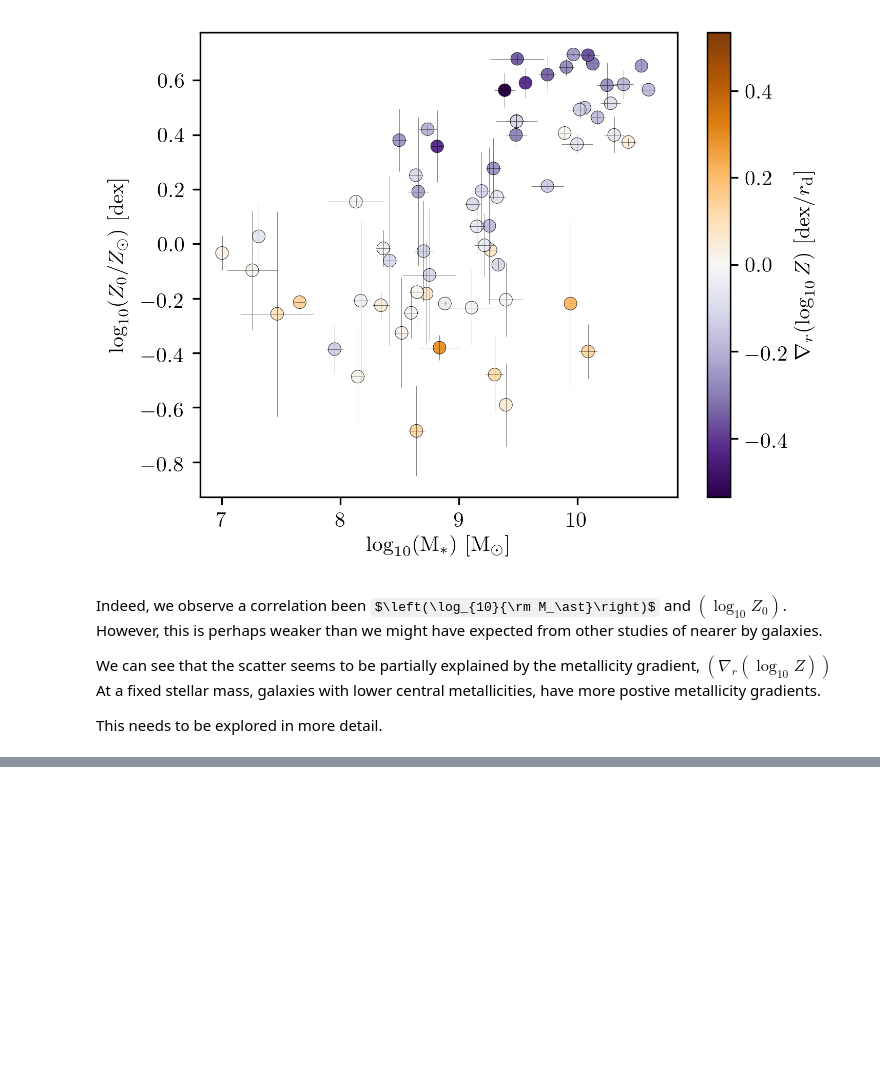
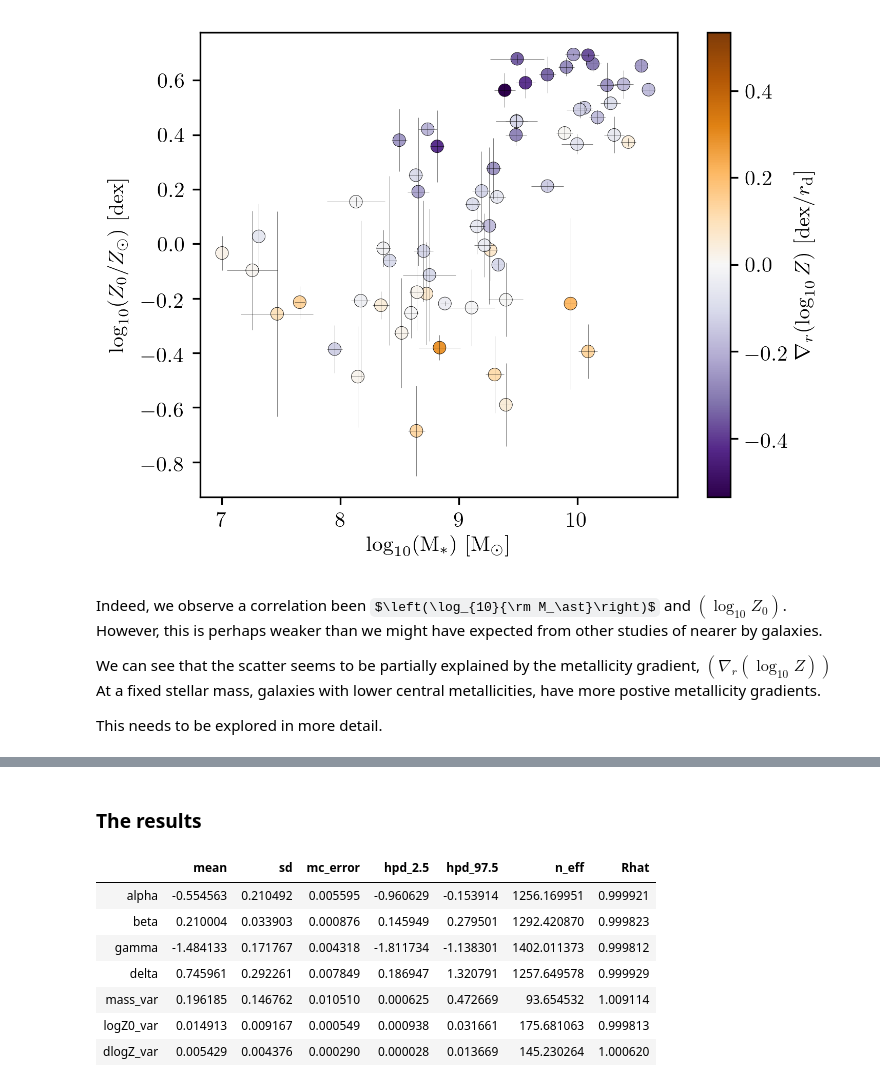
Before and after one commit to cartondj/MZdZ_plane, a Jupyter notebook: hyperplane_fitting.ipynb, the cells around one changed output, grey strips where cells are left out. Drawn from its saved outputs; the diff is of its cells as text; code cells hidden in the pictures; some formulas as TeX source; blank space fills up the shorter version.

```diff
--- a/hyperplane_fitting.ipynb
+++ b/hyperplane_fitting.ipynb
@@ -109,0 +287,13 @@ There are several causes for this, but the simplest is that as with a simple str
+# %% [markdown]
+### The results
+# %%
+pm.summary(trace).loc[['alpha', 'beta', 'gamma', 'delta', 'mass_var', 'logZ0_var', 'dlogZ_var']]
+# %% [output]
+|  | mean | sd | mc_error | hpd_2.5 | hpd_97.5 | n_eff | Rhat |
+| alpha | -0.554563 | 0.210492 | 0.005595 | -0.960629 | -0.153914 | 1256.169951 | 0.999921 |
+| beta | 0.210004 | 0.033903 | 0.000876 | 0.145949 | 0.279501 | 1292.420870 | 0.999823 |
+| gamma | -1.484133 | 0.171767 | 0.004318 | -1.811734 | -1.138301 | 1402.011373 | 0.999812 |
+| delta | 0.745961 | 0.292261 | 0.007849 | 0.186947 | 1.320791 | 1257.649578 | 0.999929 |
+| mass_var | 0.196185 | 0.146762 | 0.010510 | 0.000625 | 0.472669 | 93.654532 | 1.009114 |
+| logZ0_var | 0.014913 | 0.009167 | 0.000549 | 0.000938 | 0.031661 | 175.681063 | 0.999813 |
+| dlogZ_var | 0.005429 | 0.004376 | 0.000290 | 0.000028 | 0.013669 | 145.230264 | 1.000620 |
```
Also changed, not shown: parts of 32 cells of this notebook.
